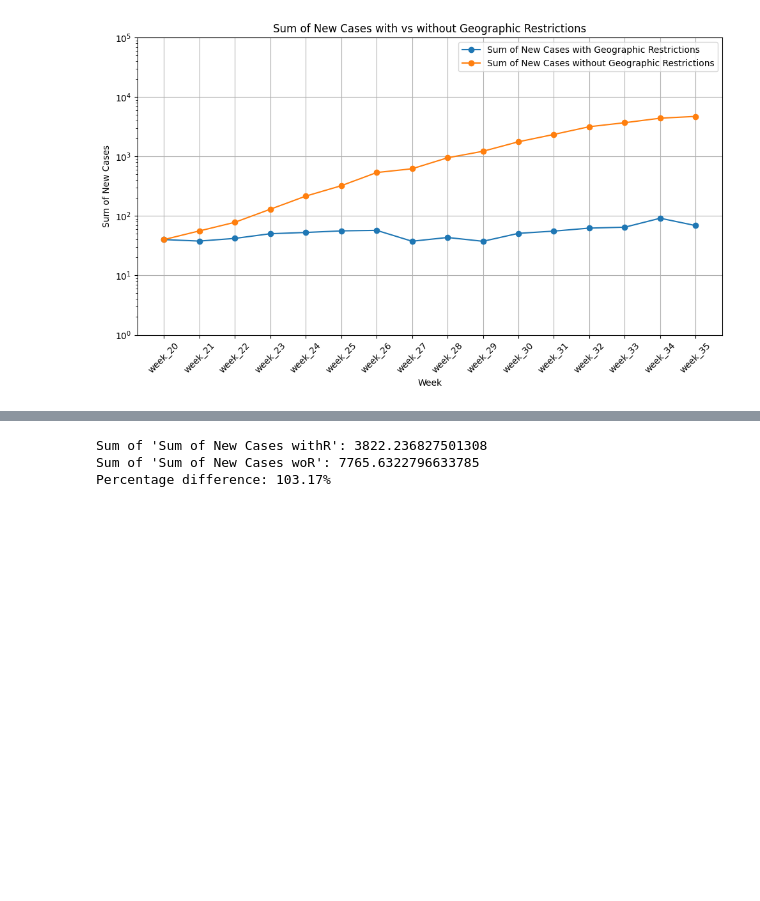
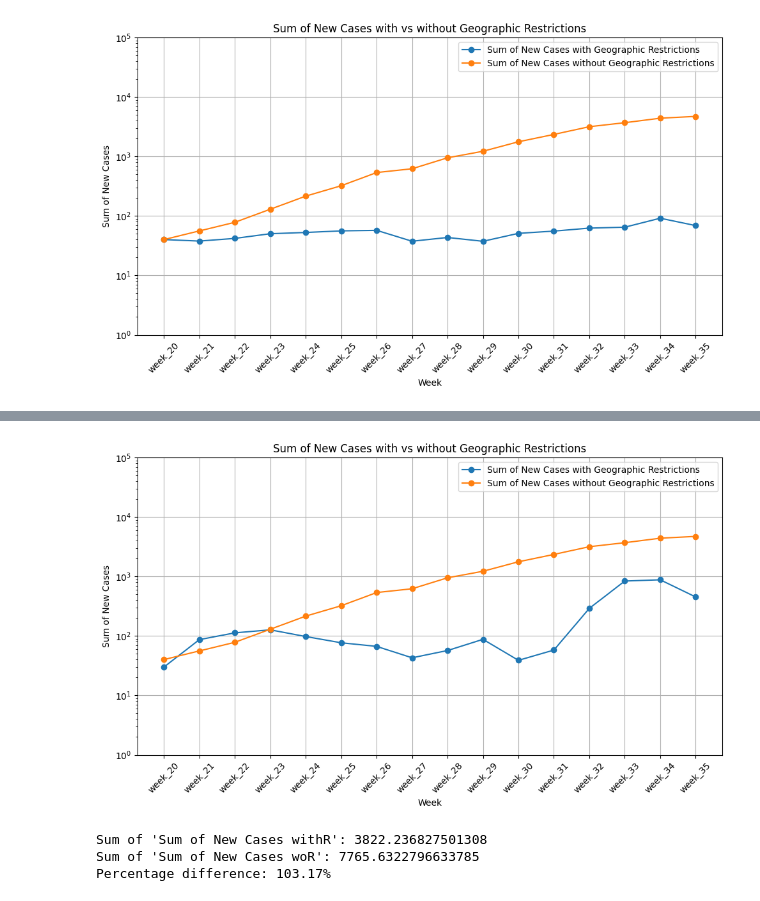
Before and after one commit to jieun0441/Stimulus-Payment, a Jupyter notebook: SP_simulation_ver3_19distribution_adjmedian_fr2020table.ipynb, the cells around one changed output, grey strips where cells are left out. Cells and saved outputs as stored; diff of their text form; code cells hidden in the pictures; blank space fills up the shorter version.

```diff
--- a/SP_simulation_ver3_19distribution_adjmedian_fr2020table.ipynb
+++ b/SP_simulation_ver3_19distribution_adjmedian_fr2020table.ipynb
@@ -1459,3 +1547,8 @@ plt.tight_layout()
 plt.show()
 # %% [output]
 [figure]
+# %%
+real_case = pd.read_excel("/content/drive/MyDrive/SP/weekly new cases Seoul.xlsx")
+# %%
+real_case.rename(columns = {'Sum of New Cases withR': 'Real New Cases withR'}, inplace = True)
+real_case.head()
@@ -1461,0 +1562,4 @@ plt.show()
+# %%
+merged_df = pd.merge(merged_df, real_case, left_on='Week', right_on = 'week')
+# %%
+merged_df.drop(['week'], axis = 1, inplace = True)
@@ -1462,3 +1586,21 @@ plt.show()
+# %%
+#@title Plotting Real Case Trend with a logarithmic scale
+# Merge the two dataframes on the 'Week' column
+plt.figure(figsize = (10,6))
+plt.plot(merged_df['Week'], merged_df['Real New Cases withR'], marker = 'o', linestyle = '-', label = 'Sum of New Cases with Geographic Restrictions')
+plt.plot(merged_df['Week'], merged_df['Sum of New Cases withoutR'], marker = 'o', linestyle = '-', label = 'Sum of New Cases without Geographic Restrictions')
+plt.xlabel('Week')
+plt.ylabel('Sum of New Cases')
+plt.title('Sum of New Cases with vs without Geographic Restrictions')
+plt.yscale('log') # Set y-axis to lagrithmic scale
+plt.yticks([1, 10, 100, 1000, 10000, 100000])  # Set custom y-axis ticks
+plt.xticks(rotation = 45)
+plt.legend()
+plt.grid(True)
+plt.tight_layout()
+plt.show()
+# %% [output]
+[figure, added]
 # %%
 # # Calculate the sum of each column - 중구을지로동 제외하고 했을 때
 # sum_withR = merged_df['Sum of New Cases withR'].sum()
```
Also changed, not shown: parts of 22 cells of this notebook.
